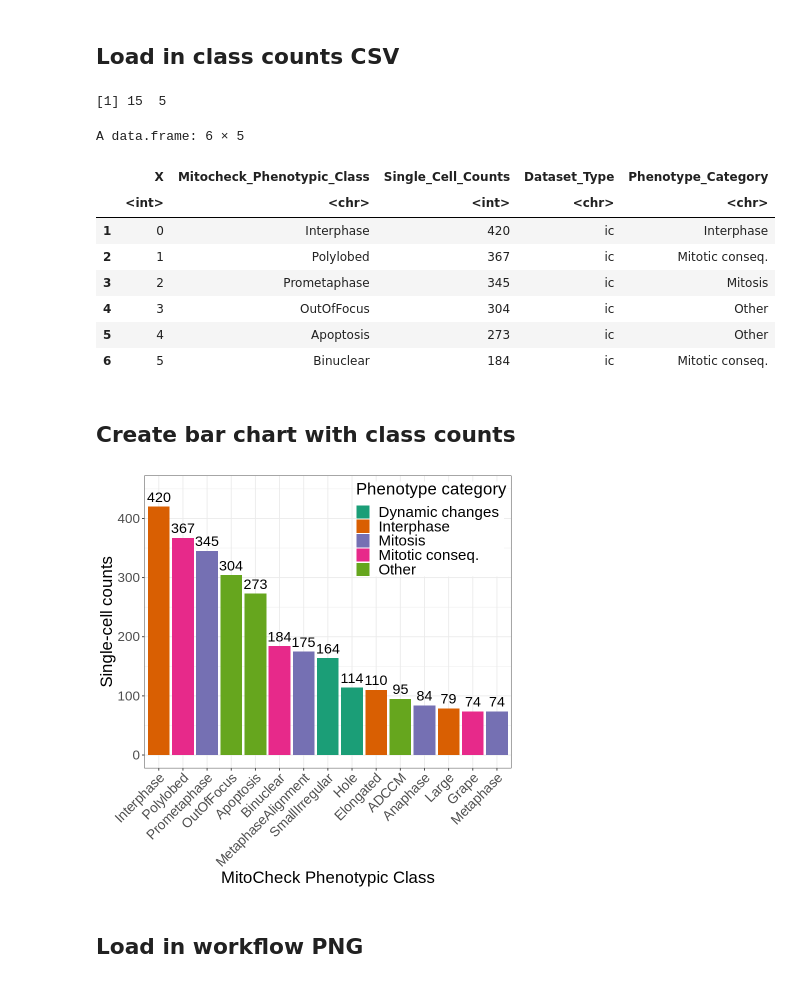
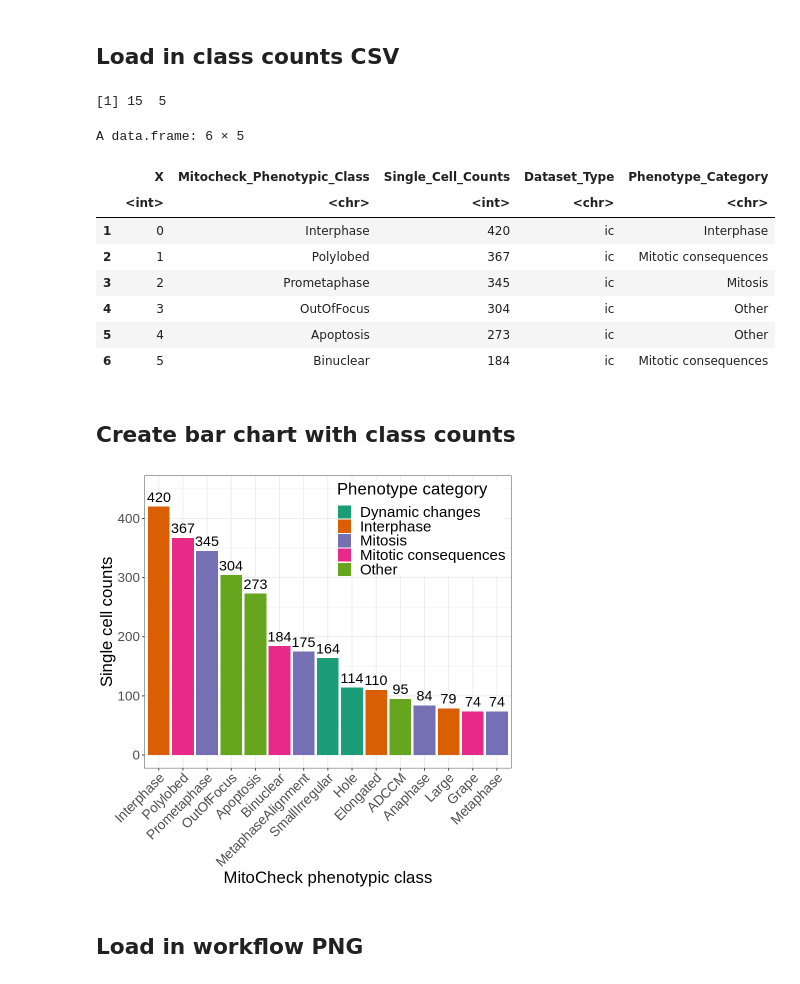
Before and after one commit to WayScience/phenotypic_profiling, a Jupyter notebook: 7.figures/Figure1_Workflow_and_Class_Chart.ipynb, the cells around one changed output. Cells and saved outputs as stored; diff of their text form; code cells hidden in the pictures.

Commit message:
update figure

```diff
--- a/7.figures/Figure1_Workflow_and_Class_Chart.ipynb
+++ b/7.figures/Figure1_Workflow_and_Class_Chart.ipynb
@@ -42,7 +42,7 @@ class_count_df <- class_count_df %>%
   mutate(Phenotype_Category = case_when(
     Mitocheck_Phenotypic_Class %in% phenotype_categories$Interphase ~ "Interphase",
     Mitocheck_Phenotypic_Class %in% phenotype_categories$Mitosis ~ "Mitosis",
-    Mitocheck_Phenotypic_Class %in% phenotype_categories$`Mitotic conseq.` ~ "Mitotic conseq.",
+    Mitocheck_Phenotypic_Class %in% phenotype_categories$`Mitotic conseq.` ~ "Mitotic consequences",
     Mitocheck_Phenotypic_Class %in% phenotype_categories$`Dynamic changes` ~ "Dynamic changes",
     Mitocheck_Phenotypic_Class %in% phenotype_categories$Other ~ "Other",
     TRUE ~ "Unknown"
@@ -56,11 +56,11 @@ A data.frame: 6 × 5
 |  | X | Mitocheck_Phenotypic_Class | Single_Cell_Counts | Dataset_Type | Phenotype_Category |
 |  | <int> | <chr> | <int> | <chr> | <chr> |
 | 1 | 0 | Interphase | 420 | ic | Interphase |
-| 2 | 1 | Polylobed | 367 | ic | Mitotic conseq. |
+| 2 | 1 | Polylobed | 367 | ic | Mitotic consequences |
 | 3 | 2 | Prometaphase | 345 | ic | Mitosis |
 | 4 | 3 | OutOfFocus | 304 | ic | Other |
 | 5 | 4 | Apoptosis | 273 | ic | Other |
-| 6 | 5 | Binuclear | 184 | ic | Mitotic conseq. |
+| 6 | 5 | Binuclear | 184 | ic | Mitotic consequences |
 # %% [markdown]
 ## Create bar chart with class counts
 # %%
@@ -73,38 +73,38 @@ class_counts_plot <-
   geom_bar(stat = "identity", position = "dodge") +
 
   # Adding labels and title
-  labs(x = "MitoCheck Phenotypic Class", y = "Single-cell counts", fill = "Phenotype category") +
+  labs(x = "MitoCheck phenotypic class", y = "Single cell counts", fill = "Phenotype category") +
 
   theme_bw() +
 
   scale_fill_brewer(palette = "Dark2") +
 
   theme(
     axis.text.x = element_text(angle = 45, hjust = 1, size = 16),  # Adjust font size for x-axis labels
     axis.text.y = element_text(size = 16),  # Adjust font size for y-axis labels
     axis.title.x = element_text(size = 20),  # Adjust font size for x-axis title
     axis.title.y = element_text(size = 20),  # Adjust font size for y-axis title
     legend.title = element_text(size = 20),  # Adjust font size for legend title
     legend.text = element_text(size = 18),  # Adjust font size for legend text
     legend.position = c(0.98, 0.98),  # Adjust the position of the legend within the plot
     legend.justification = c("right", "top"),  # Align legend to the right and top
     legend.box.just = "right",  # Justify the legend box to the right
     legend.margin = margin(0, 0, 0, 0)  # Remove extra margin around the legend
   ) +
 
   # Adding annotations above each bar as integers in bold
   geom_text(
     aes(label = ifelse(Single_Cell_Counts != 0, as.character(Single_Cell_Counts), "")),
     position = position_dodge(width = 0.9), vjust = -0.5,
     size = 6  # Adjust font size for the count labels
   ) +
 
   # Set y-axis limit to 450
   ylim(0, 450)
 
 class_counts_plot
 # %% [output]
-[figure, old version]
+[figure, new version]
 # %% [markdown]
 ## Load in workflow PNG
 # %%
```
Also changed, not shown: parts of 2 cells of this notebook, 3 other files.
